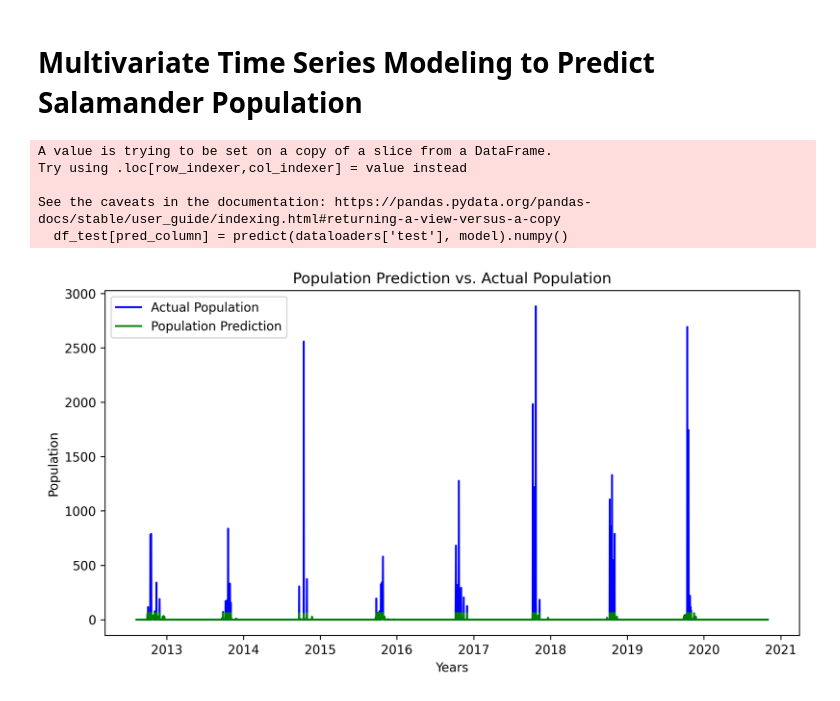
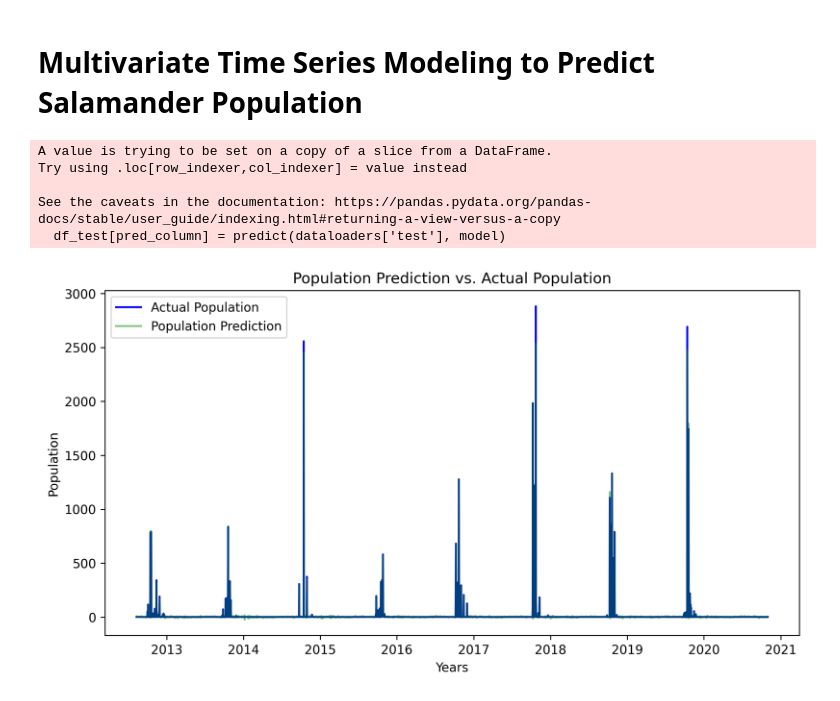
Before and after one commit to sagunraj/temp-rainfall-ds, a Jupyter notebook: LSTM_multivariate_ts_modeling.ipynb, the cells around one changed output. Cells and saved outputs as stored; diff of their text form; code cells hidden in the pictures.

Commit message:
[refactor] refactors code to scale the datasets and inverse transform the outputs to produce good results in multivariate TS modeling

```diff
--- a/LSTM_multivariate_ts_modeling.ipynb
+++ b/LSTM_multivariate_ts_modeling.ipynb
@@ -51,6 +51,7 @@ target_test = target_data.loc[test_head:]
 
 target_train = target_train.fillna(0)
 # %%
+from sklearn.preprocessing import MinMaxScaler
 import torch
 from torch import nn
 from tqdm.auto import tqdm
@@ -67,14 +68,17 @@ input_size = len(features)
 num_layers = 1
 output_size = len(target)
 num_epochs = 100
-
+scaler = MinMaxScaler(feature_range=(0, 1))
+target_scaler = MinMaxScaler(feature_range=(0, 1))
 class SequenceDataset(Dataset):
-    def __init__(self, df, target, features, sequence_length = 5):
+    def __init__(self, df, target, features, scaler, target_scaler, sequence_length = 5):
         self.features = features
         self.target = target
         self.sequence_length = sequence_length
-        self.y = torch.tensor(df[target].values).float()
-        self.X = torch.tensor(df[features].values).float()
+        self.scaler = scaler
+        self.target_scaler = target_scaler
+        self.y = torch.tensor(self.target_scaler.fit_transform(df[target].values)).float()
+        self.X = torch.tensor(self.scaler.fit_transform(df[features].values)).float()
 
     def __len__(self):
         return self.X.shape[0]
@@ -89,8 +93,8 @@ class SequenceDataset(Dataset):
             x = torch.cat((padding, x), 0)
         return x, self.y[i]
 
-train_dataset = SequenceDataset(df_train, target, features, sequence_length)
-test_dataset = SequenceDataset(df_test, target, features, sequence_length)
+train_dataset = SequenceDataset(df_train, target, features, scaler, target_scaler, sequence_length)
+test_dataset = SequenceDataset(df_test, target, features, scaler, target_scaler, sequence_length)
 
 datasets = {
     'train': train_dataset,
@@ -113,7 +117,6 @@ class LSTMModel(torch.nn.Module):
         self.fc1 = torch.nn.Linear(hidden_size, 16)
         self.fc2 = torch.nn.Linear(16, output_size)
         self.relu = torch.nn.ReLU()
-        # self.linear = nn.Linear(in_features=self.hidden_size, out_features=self.output_size)
 
     def forward(self, x):
         # Initialize the hidden and cell states with zeros
@@ -128,9 +131,6 @@ class LSTMModel(torch.nn.Module):
         out = self.relu(out)
         out = self.fc2(out)
 
-        # _, (hn, _) = self.lstm(x, (h0, c0))
-        # out = self.linear(hn[0]).flatten()
-
         return out
 
 def train_model(model, criterion, optimizer, tensorboard, num_epochs = 3):
@@ -144,7 +144,6 @@ def train_model(model, criterion, optimizer, tensorboard, num_epochs = 3):
                 model.train()
                 for i, data in enumerate(dataloaders[phase]):
                     X_batch, y_batch = data
-                    # print(f"Input size: {X_batch.size()} and target size: {y_batch.size()}")
                     y_pred = model(X_batch)
                     loss = criterion(y_pred, y_batch)
 
@@ -160,7 +159,7 @@ def train_model(model, criterion, optimizer, tensorboard, num_epochs = 3):
                 with torch.no_grad():
                     for i, data in enumerate(dataloaders[phase]):
                         X_batch, y_batch = data
-                        # print(f"Input size: {X_batch.size()} and target size: {y_batch.size()}")
+
                         y_pred = model(X_batch)
                         loss = criterion(y_pred, y_batch)
 
@@ -183,42 +182,35 @@ criterion = torch.nn.MSELoss()
 optimizer = torch.optim.Adam(model.parameters(), lr=learning_rate)
 train_model(model, criterion, optimizer, tensorboard, num_epochs)
 # %%
+import numpy as np
 def predict(dataloader, model):
     output = torch.tensor([])
     model.eval()
     with torch.no_grad():
         for i, data in enumerate(dataloader):
             X_batch, y_batch = data
             y_pred = model(X_batch)
             output = torch.cat((output, y_pred), 0)
-
+    output = target_scaler.inverse_transform(np.array(output))
     return output
 
-eval_dataloader = torch.utils.data.DataLoader(train_dataset, batch_size=batch_size, shuffle=False)
+pred_column = 'Population Prediction'
+df_test[pred_column] = predict(dataloaders['test'], model)
 
-pred_column = 'Population Prediction'
-# df_train[pred_column] = predict(eval_dataloader, model).numpy()
-df_test[pred_column] = predict(dataloaders['test'], model).numpy()
-
-# df_out = pd.concat((df_train, df_test))
-
-# print(df_out[[target[0], pred_column]])
 import matplotlib.pyplot as plt
 
 plt.figure(figsize=(10,5), dpi=300)
-# plt.plot(df_out[target[0]])
-# plt.plot(df_out[pred_column])
 plt.xlabel('Years')
 plt.ylabel('Population')
 plt.title('Population Prediction vs. Actual Population')
 plt.plot(df_test[target[0]], color='blue', label='Actual Population')
 plt.plot(df_test[pred_column], color='green', label='Population Prediction')
 plt.legend()
 plt.show()
 # %% [output]
 A value is trying to be set on a copy of a slice from a DataFrame.
 Try using .loc[row_indexer,col_indexer] = value instead
 
 See the caveats in the documentation: https://pandas.pydata.org/pandas-docs/stable/user_guide/indexing.html#returning-a-view-versus-a-copy
-  df_test[pred_column] = predict(dataloaders['test'], model).numpy()
+  df_test[pred_column] = predict(dataloaders['test'], model)
-[figure, old version]
+[figure, new version]
```
